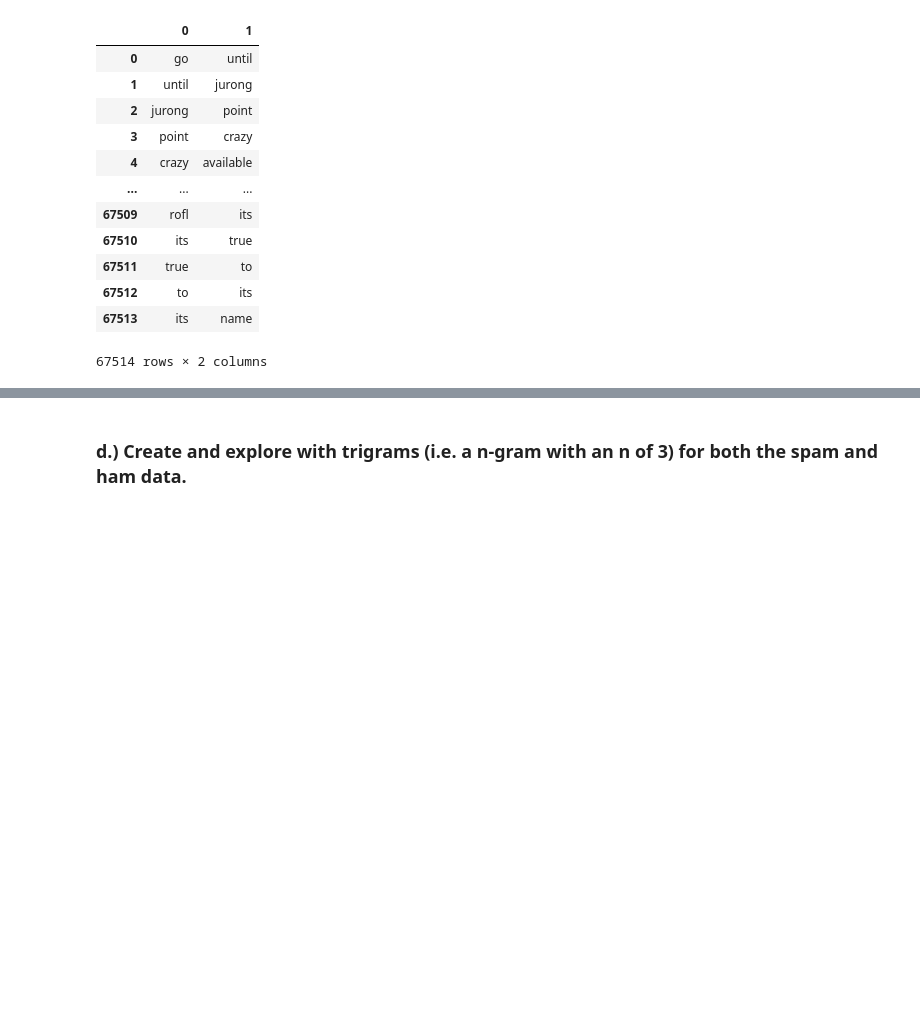
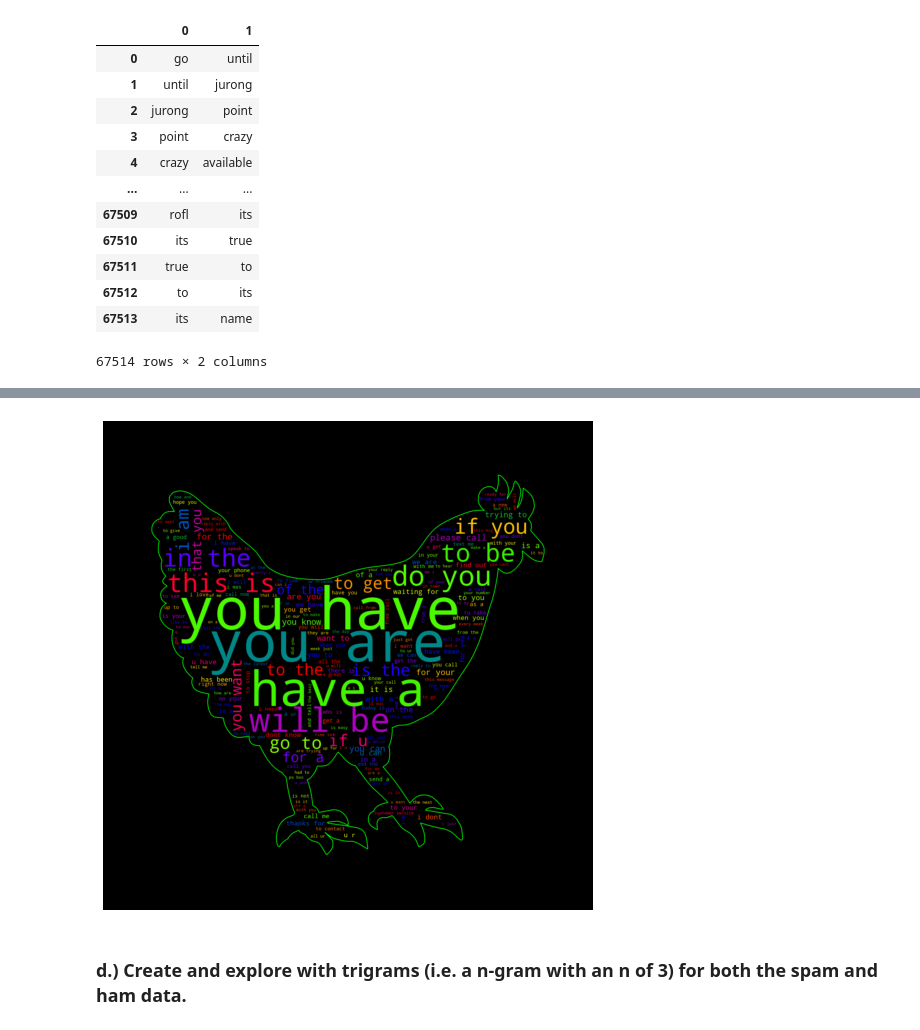
Before and after one commit to annah-vu/natural-language-processing-exercises, a Jupyter notebook: explore_exercise.ipynb, the cells around one changed output, grey strips where cells are left out. Drawn from its saved outputs; the diff is of its cells as text; code cells hidden in the pictures; blank space fills up the shorter version.

```diff
--- a/explore_exercise.ipynb
+++ b/explore_exercise.ipynb
@@ -253,3 +292,7 @@ Top Bigrams for Both
+# %%
+bawkbawk(data)
+# %% [output]
+[figure, added]
 # %% [markdown]
 ### d.) Create and explore with trigrams (i.e. a n-gram with an n of 3) for both the spam and ham data.
 # %%
```
Also changed, not shown: parts of 53 cells of this notebook.
